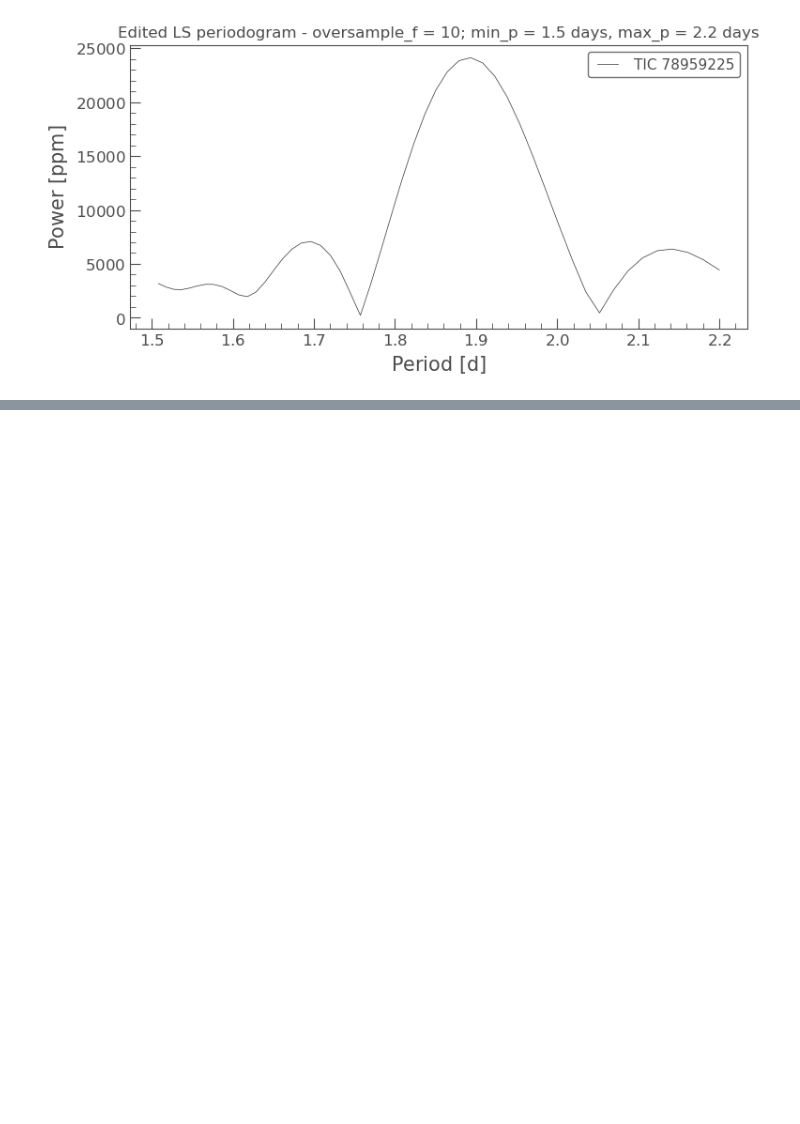
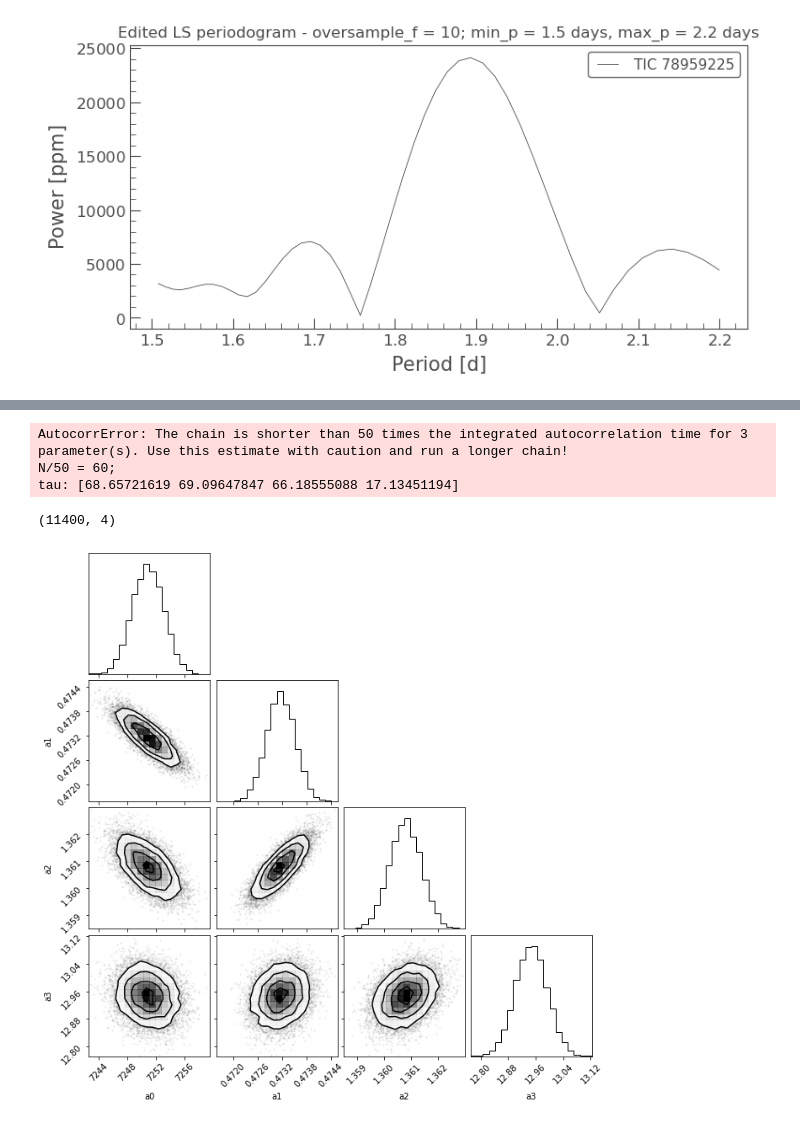
Before and after one commit to khraspyy/Y4MassiveStarsProject, a Jupyter notebook: Project/Codes/HD50896/lc2/HD50896_ts2.ipynb, the cells around one changed output, grey strips where cells are left out. Drawn from its saved outputs; the diff is of its cells as text; code cells hidden in the pictures; blank space fills up the shorter version.

```diff
--- a/Project/Codes/HD50896/lc2/HD50896_ts2.ipynb
+++ b/Project/Codes/HD50896/lc2/HD50896_ts2.ipynb
@@ -141,0 +262,18 @@ hd_lc2.write("hd050896_lc2.txt", format="ascii.fixed_width", overwrite=True)
+# %%
+tau = sampler.get_autocorr_time()
+print(tau)
+# %% [output]
+AutocorrError: The chain is shorter than 50 times the integrated autocorrelation time for 3 parameter(s). Use this estimate with caution and run a longer chain!
+N/50 = 60;
+tau: [68.65721619 69.09647847 66.18555088 17.13451194]
+# %%
+flat_samples = sampler.get_chain(discard=140, thin=30, flat=True)
+print(flat_samples.shape)
+# %% [output]
+(11400, 4)
+# %%
+fig = corner.corner(
+    flat_samples, labels=labels, truths=[a0_true, a1_true, a2_true, a3_true]
+);
+# %% [output]
+[figure, added]
```
Also changed, not shown: parts of 10 cells of this notebook.
